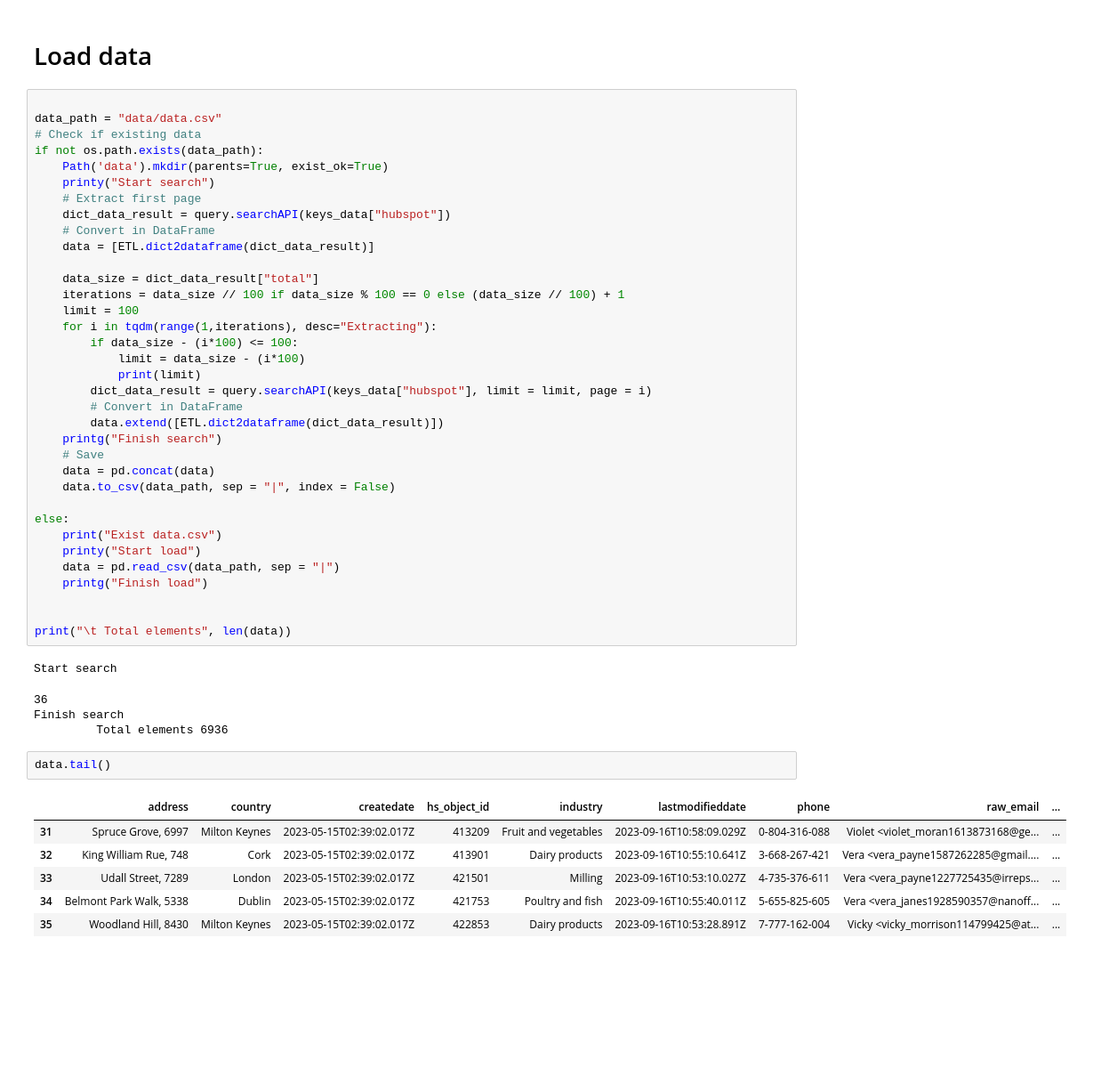
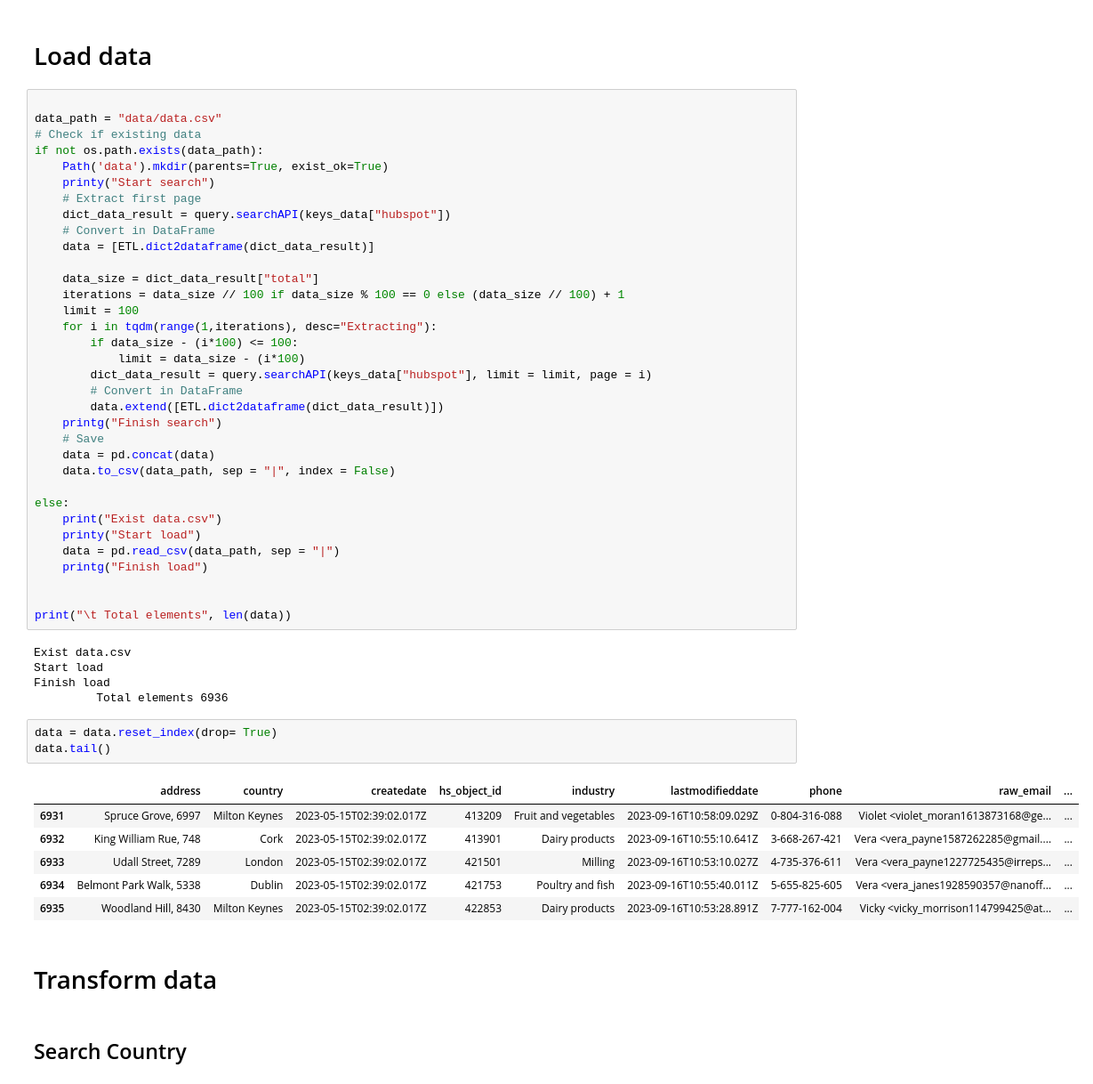
Before and after one commit to CamiloP121/technical_test-otf, a Jupyter notebook: data_pipeline.ipynb, the cells around one changed output. Shown at 89% size. Drawn from its saved outputs; the diff is of its cells as text; blank space fills up the shorter version.

```diff
--- a/data_pipeline.ipynb
+++ b/data_pipeline.ipynb
@@ -66,7 +69,6 @@ if not os.path.exists(data_path):
     for i in tqdm(range(1,iterations), desc="Extracting"):
         if data_size - (i*100) <= 100:
             limit = data_size - (i*100)
-            print(limit)
         dict_data_result = query.searchAPI(keys_data["hubspot"], limit = limit, page = i)
         # Convert in DataFrame
         data.extend([ETL.dict2dataframe(dict_data_result)])
@@ -84,16 +86,21 @@ else:
 
 print("\t Total elements", len(data))
 # %% [output]
-Start search
+Exist data.csv
+Start load
+Finish load
+         Total elements 6936
-36
-Finish search
-         Total elements 6936
-# %%
-data.tail()
-# %% [output]
-|  | address | country | createdate | hs_object_id | industry | lastmodifieddate | phone | raw_email | ... |
-| 31 | Spruce Grove, 6997 | Milton Keynes | 2023-05-15T02:39:02.017Z | 413209 | Fruit and vegetables | 2023-09-16T10:58:09.029Z | 0-804-316-088 | Violet <violet_moran1613873168@ge... | ... |
-| 32 | King William Rue, 748 | Cork | 2023-05-15T02:39:02.017Z | 413901 | Dairy products | 2023-09-16T10:55:10.641Z | 3-668-267-421 | Vera <vera_payne1587262285@gmail.... | ... |
-| 33 | Udall Street, 7289 | London | 2023-05-15T02:39:02.017Z | 421501 | Milling | 2023-09-16T10:53:10.027Z | 4-735-376-611 | Vera <vera_payne1227725435@irreps... | ... |
-| 34 | Belmont Park Walk, 5338 | Dublin | 2023-05-15T02:39:02.017Z | 421753 | Poultry and fish | 2023-09-16T10:55:40.011Z | 5-655-825-605 | Vera <vera_janes1928590357@nanoff... | ... |
-| 35 | Woodland Hill, 8430 | Milton Keynes | 2023-05-15T02:39:02.017Z | 422853 | Dairy products | 2023-09-16T10:53:28.891Z | 7-777-162-004 | Vicky <vicky_morrison114799425@at... | ... |
+# %%
+data = data.reset_index(drop= True)
+data.tail()
+# %% [output]
+|  | address | country | createdate | hs_object_id | industry | lastmodifieddate | phone | raw_email | ... |
+| 6931 | Spruce Grove, 6997 | Milton Keynes | 2023-05-15T02:39:02.017Z | 413209 | Fruit and vegetables | 2023-09-16T10:58:09.029Z | 0-804-316-088 | Violet <violet_moran1613873168@ge... | ... |
+| 6932 | King William Rue, 748 | Cork | 2023-05-15T02:39:02.017Z | 413901 | Dairy products | 2023-09-16T10:55:10.641Z | 3-668-267-421 | Vera <vera_payne1587262285@gmail.... | ... |
+| 6933 | Udall Street, 7289 | London | 2023-05-15T02:39:02.017Z | 421501 | Milling | 2023-09-16T10:53:10.027Z | 4-735-376-611 | Vera <vera_payne1227725435@irreps... | ... |
+| 6934 | Belmont Park Walk, 5338 | Dublin | 2023-05-15T02:39:02.017Z | 421753 | Poultry and fish | 2023-09-16T10:55:40.011Z | 5-655-825-605 | Vera <vera_janes1928590357@nanoff... | ... |
+| 6935 | Woodland Hill, 8430 | Milton Keynes | 2023-05-15T02:39:02.017Z | 422853 | Dairy products | 2023-09-16T10:53:28.891Z | 7-777-162-004 | Vicky <vicky_morrison114799425@at... | ... |
+# %% [markdown]
+# Transform data
+# %% [markdown]
+## Search Country
```
Also changed, not shown: parts of 17 cells of this notebook, 1 other file.
